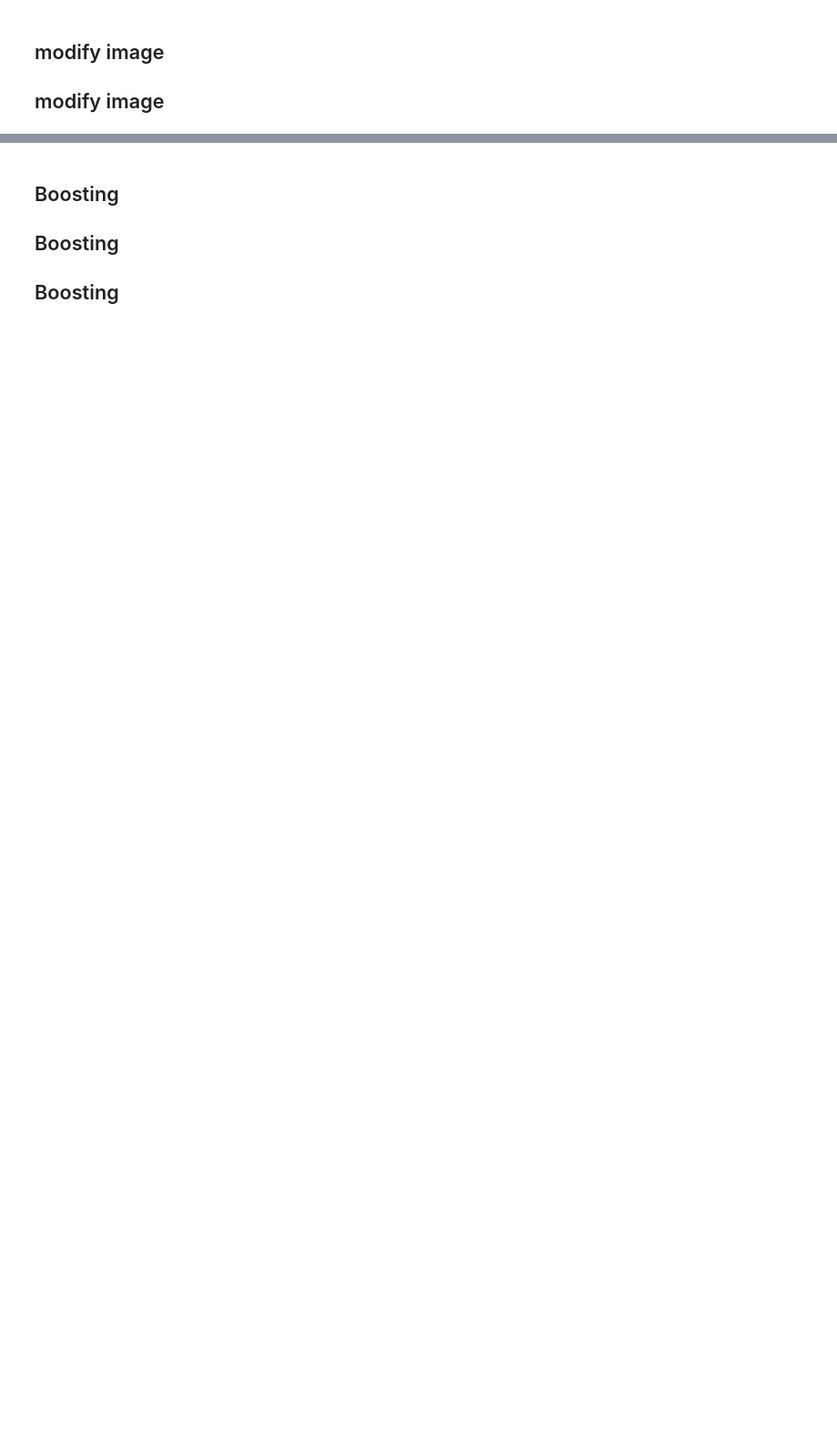
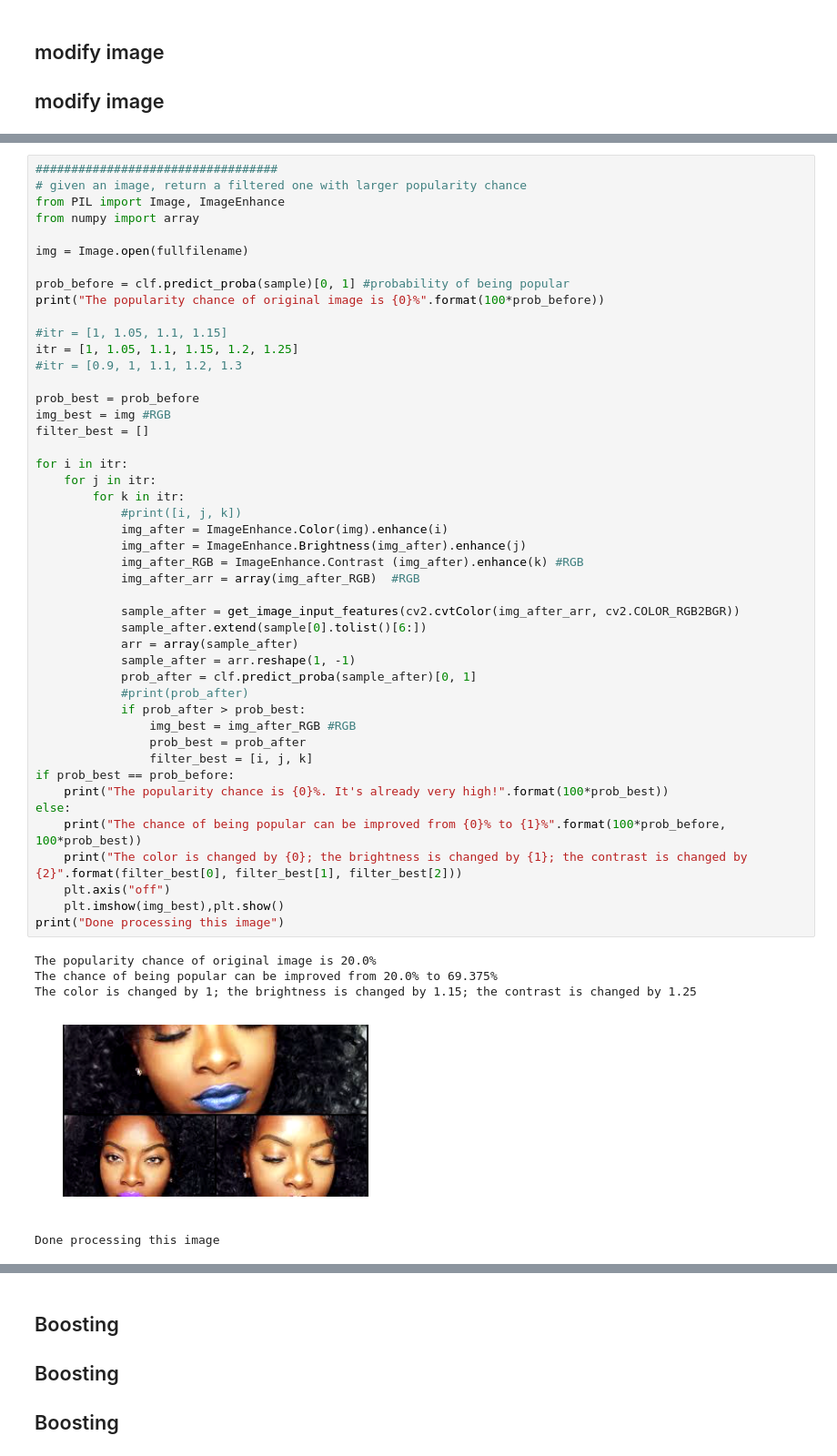
Before and after one commit to yaoliphy/insight-project, a Jupyter notebook: data_analysis_and_ML/youtube_data_analysis.ipynb, the cells around one changed output, grey strips where cells are left out. Shown at 91% size. Drawn from its saved outputs; the diff is of its cells as text; blank space fills up the shorter version.

```diff
--- a/data_analysis_and_ML/youtube_data_analysis.ipynb
+++ b/data_analysis_and_ML/youtube_data_analysis.ipynb
@@ -1407,3 +1172,55 @@ len(sample_after[0])
+# %%
+##################################
+# given an image, return a filtered one with larger popularity chance
+from PIL import Image, ImageEnhance
+from numpy import array
+
+img = Image.open(fullfilename)
+
+prob_before = clf.predict_proba(sample)[0, 1] #probability of being popular
+print("The popularity chance of original image is {0}%".format(100*prob_before))
+
+#itr = [1, 1.05, 1.1, 1.15]
+itr = [1, 1.05, 1.1, 1.15, 1.2, 1.25]
+#itr = [0.9, 1, 1.1, 1.2, 1.3
+
+prob_best = prob_before
+img_best = img #RGB
+filter_best = []
+
+for i in itr:
+    for j in itr:
+        for k in itr:
+            #print([i, j, k])
+            img_after = ImageEnhance.Color(img).enhance(i)
+            img_after = ImageEnhance.Brightness(img_after).enhance(j)
+            img_after_RGB = ImageEnhance.Contrast (img_after).enhance(k) #RGB
+            img_after_arr = array(img_after_RGB)  #RGB
+
+            sample_after = get_image_input_features(cv2.cvtColor(img_after_arr, cv2.COLOR_RGB2BGR))
+            sample_after.extend(sample[0].tolist()[6:])
+            arr = array(sample_after)
+            sample_after = arr.reshape(1, -1)
+            prob_after = clf.predict_proba(sample_after)[0, 1]
+            #print(prob_after)
+            if prob_after > prob_best:
+                img_best = img_after_RGB #RGB
+                prob_best = prob_after
+                filter_best = [i, j, k]
+if prob_best == prob_before:
+    print("The popularity chance is {0}%. It's already very high!".format(100*prob_best))
+else:
+    print("The chance of being popular can be improved from {0}% to {1}%".format(100*prob_before, 100*prob_best))
+    print("The color is changed by {0}; the brightness is changed by {1}; the contrast is changed by {2}".format(filter_best[0], filter_best[1], filter_best[2]))
+    plt.axis("off")
+    plt.imshow(img_best),plt.show()
+print("Done processing this image")
+# %% [output]
+The popularity chance of original image is 20.0%
+The chance of being popular can be improved from 20.0% to 69.375%
+The color is changed by 1; the brightness is changed by 1.15; the contrast is changed by 1.25
+[figure, added]
+Done processing this image
 # %%
 importance = clf.feature_importances_
 
```
Also changed, not shown: parts of 72 cells of this notebook, 7 other files.
